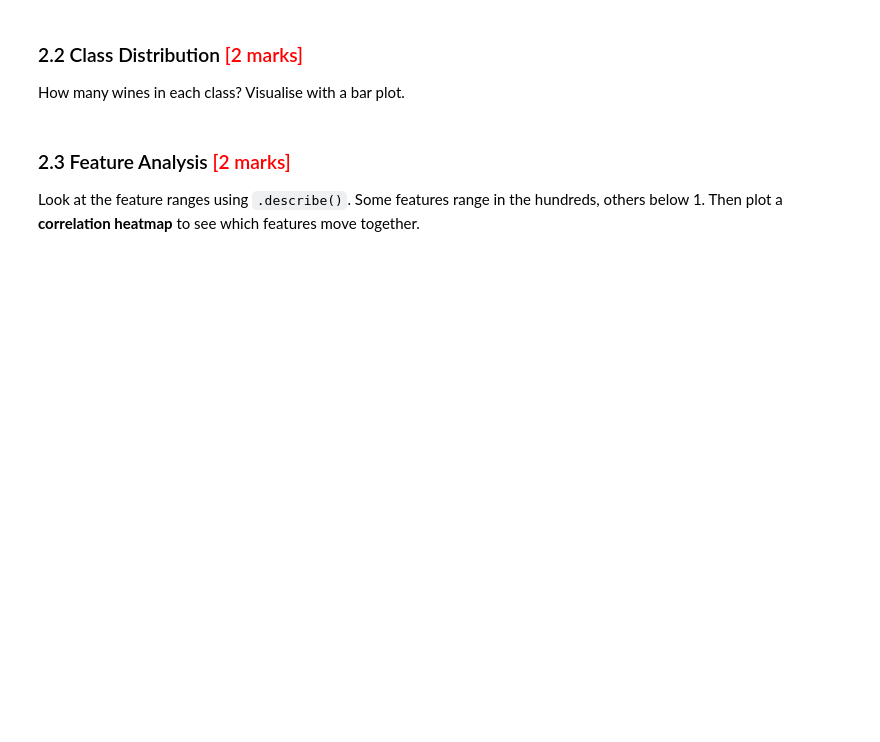
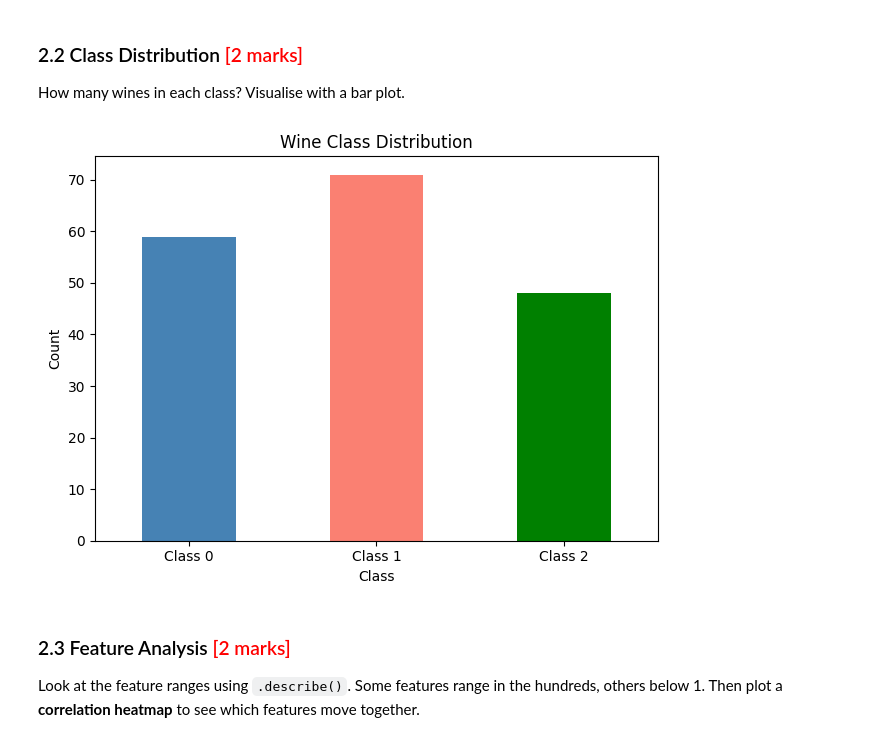
Before and after one commit to Tathaj17/IITGenAI_Assighnment1, a Jupyter notebook: Classification_Models_Exercise.ipynb, the cells around one changed output. Cells and saved outputs as stored; diff of their text form; code cells hidden in the pictures; blank space fills up the shorter version.

```diff
--- a/Classification_Models_Exercise.ipynb
+++ b/Classification_Models_Exercise.ipynb
@@ -527,3 +934,9 @@ from sklearn.datasets import load_wine
 # Load wine dataset
 wine_data = load_wine()
 ### CODE HERE ###
+X_wine = pd.DataFrame(wine_data.data, columns=wine_data.feature_names)
+y_wine = pd.Series(wine_data.target)
+
+print(f"Shape: {X_wine.shape}")
+print(f"\nClass distribution:\n{y_wine.value_counts().sort_index()}")
+print(f"\nFirst 5 rows:\n{X_wine.head()}")
@@ -548,3 +997,16 @@ How many wines in each class? Visualise with a bar plot.
+# %%
+# Wine class distribution
+### CODE HERE ###
+# Wine class distribution
+y_wine.value_counts().sort_index().plot(kind='bar', color=['steelblue', 'salmon', 'green'])
+plt.title('Wine Class Distribution')
+plt.xlabel('Class')
+plt.ylabel('Count')
+plt.xticks(ticks=[0, 1, 2], labels=['Class 0', 'Class 1', 'Class 2'], rotation=0)
+plt.tight_layout()
+plt.show()
+# %% [output]
+[figure, added]
 # %% [markdown]
 ### 2.3 Feature Analysis <font color="red">[2 marks]</font>
 
```
Also changed, not shown: parts of 62 cells of this notebook.
